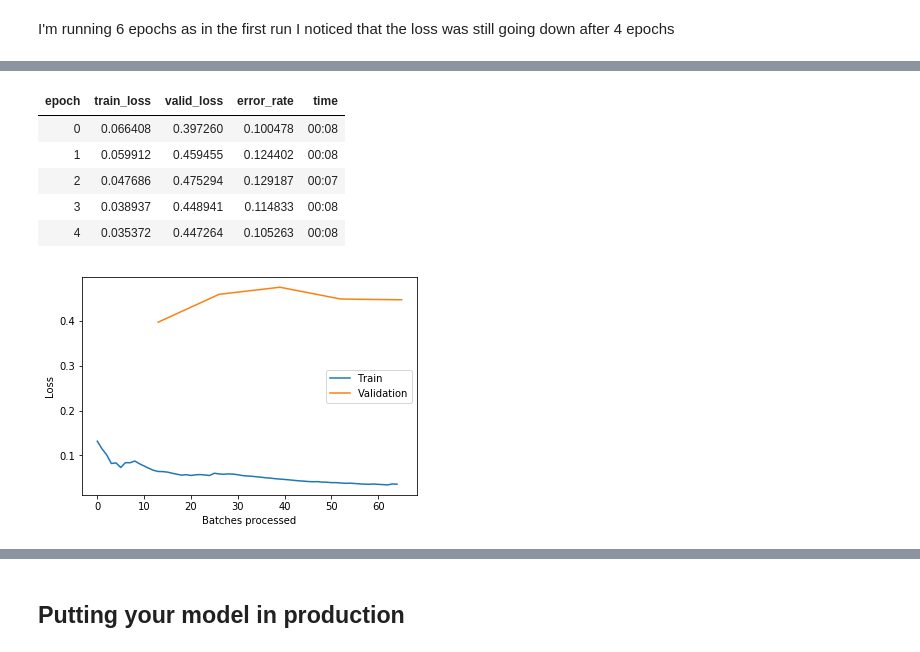
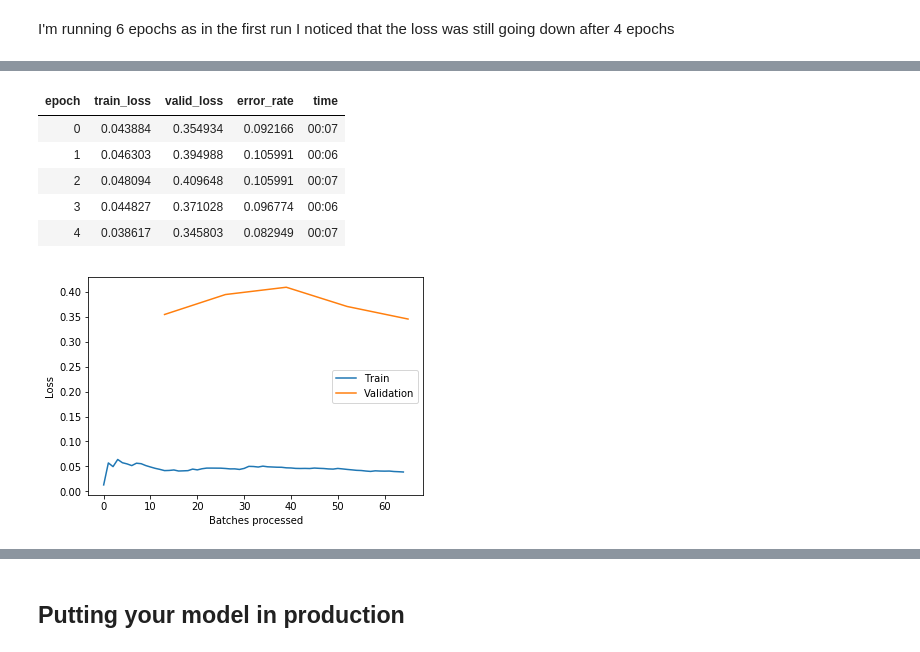
Before and after one commit to mallibus/DSS-Learning-Group-Lesson-2, a Jupyter notebook: lesson2-download-MM.ipynb, the cells around one changed output, grey strips where cells are left out. Cells and saved outputs as stored; diff of their text form; code cells hidden in the pictures.

```diff
--- a/lesson2-download-MM.ipynb
+++ b/lesson2-download-MM.ipynb
@@ -461,16 +466,16 @@ LR Finder is complete, type {learner_name}.recorder.plot() to see the graph.
 # %%
-learn.fit_one_cycle(5, max_lr=slice(6e-5,4e-4))
+learn.fit_one_cycle(5, max_lr=slice(2e-4,4e-4))
 # %% [output]
 | epoch | train_loss | valid_loss | error_rate | time |
-| 0 | 0.066408 | 0.397260 | 0.100478 | 00:08 |
-| 1 | 0.059912 | 0.459455 | 0.124402 | 00:08 |
-| 2 | 0.047686 | 0.475294 | 0.129187 | 00:07 |
-| 3 | 0.038937 | 0.448941 | 0.114833 | 00:08 |
-| 4 | 0.035372 | 0.447264 | 0.105263 | 00:08 |
+| 0 | 0.043884 | 0.354934 | 0.092166 | 00:07 |
+| 1 | 0.046303 | 0.394988 | 0.105991 | 00:06 |
+| 2 | 0.048094 | 0.409648 | 0.105991 | 00:07 |
+| 3 | 0.044827 | 0.371028 | 0.096774 | 00:06 |
+| 4 | 0.038617 | 0.345803 | 0.082949 | 00:07 |
 # %%
 learn.recorder.plot_losses()
 # %% [output]
-[figure, old version]
+[figure, new version]
 # %%
 learn.save('stage-2-cleaned')
 # %%
```
Also changed, not shown: parts of 29 cells of this notebook, 2 other files.
